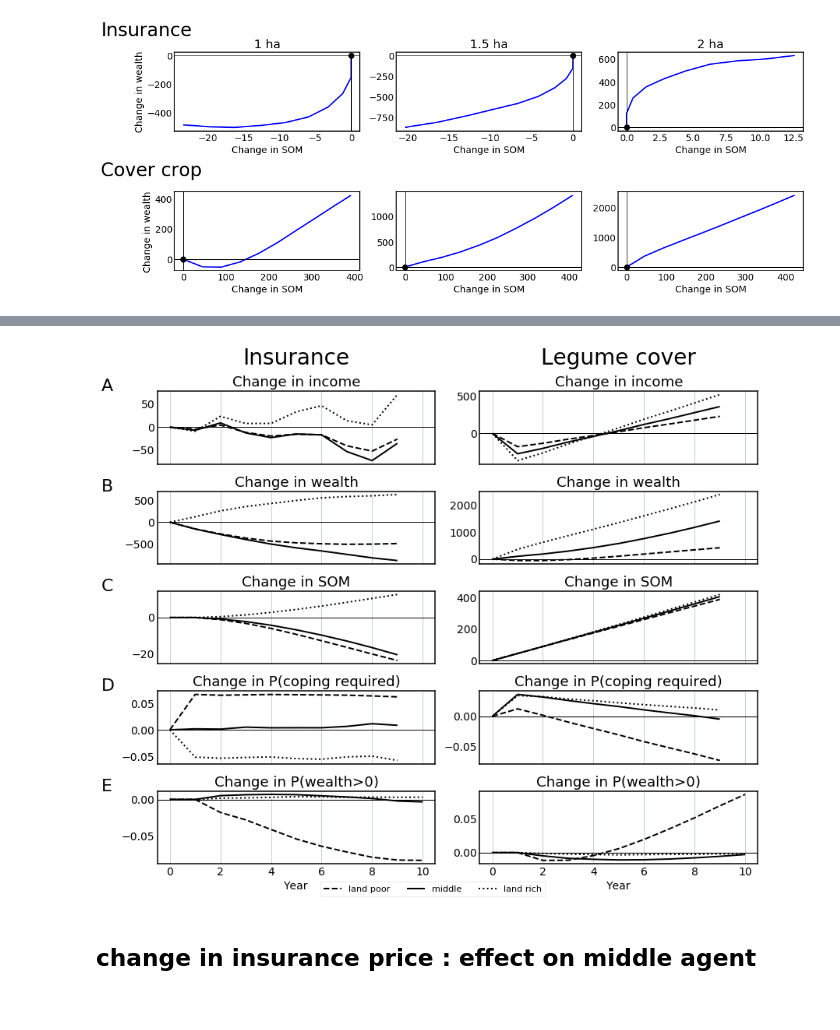
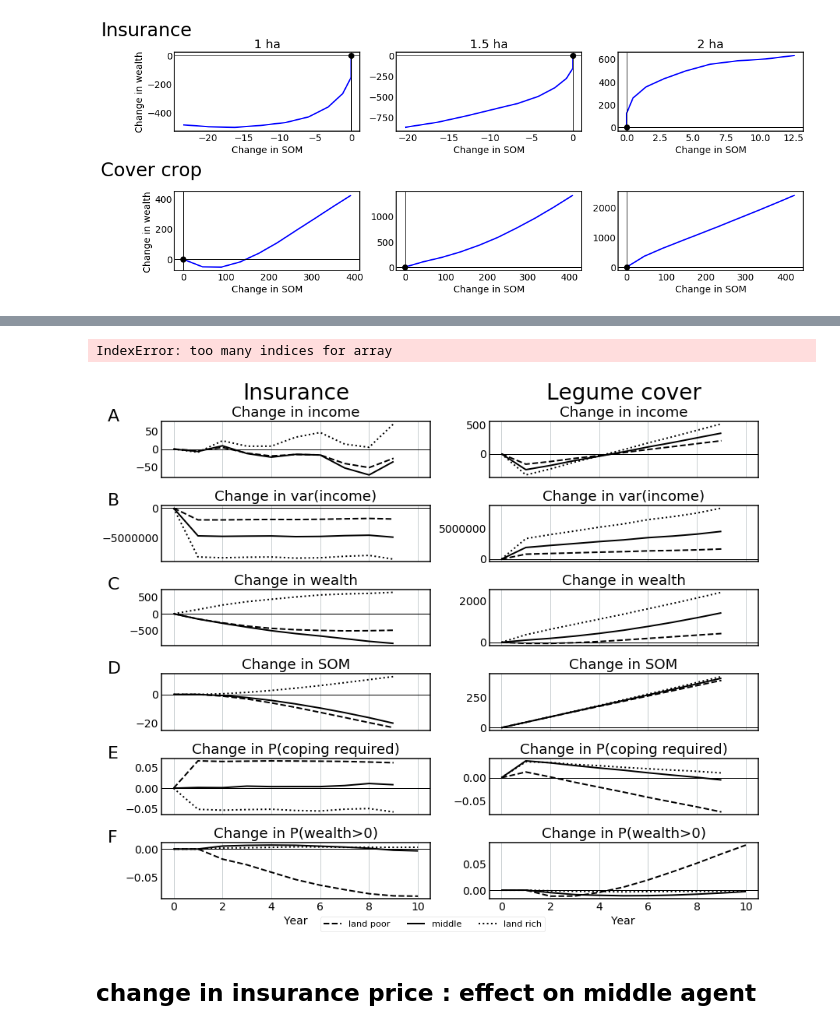
Before and after one commit to t-g-williams/adaptation_abm, a Jupyter notebook: experiments/explore mechanisms.ipynb, the cells around one changed output, grey strips where cells are left out. Drawn from its saved outputs; the diff is of its cells as text; code cells hidden in the pictures.

Commit message:
some more plotting

```diff
--- a/experiments/explore mechanisms.ipynb
+++ b/experiments/explore mechanisms.ipynb
@@ -89,49 +104,62 @@ Text(-0.4, 1.15, 'Cover crop')
+# %%
+d1 = np.var(np.swapaxes(mods[pol]['income'],0,1)[:,areas].mean(1), axis=0)
+d0 = np.var(mods['baseline']['income'], axis=0)
+data = (d1 - d0)[:,areas].mean(1)
+# %% [output]
+IndexError: too many indices for array
 # %%
 import string
-fig, axs = plt.subplots(5,2, figsize=(12,10), sharex=True)
+fig, axs = plt.subplots(6,2, figsize=(12,10), sharex=True)
 pols = ['insurance', 'cover_crop']
 land_areas = [1, 1.5, 2]
 land_areas_str = ['land poor','middle','land rich']
 # ltys = ['-',':','-.']
 ltys = ['--','-',':']
 
-for o, outcome in enumerate(['income','wealth','organic','coping', 'zero_wealth']):
+for o, outcome in enumerate(['income','income_var','wealth','organic','coping', 'zero_wealth']):
     for p, pol in enumerate(pols):
         ax = axs[o,p]
         for l, land_area in enumerate(land_areas):
             ## format the data
             areas = mods['baseline']['land_area'] == land_area
-            if outcome != 'zero_wealth':
+            if outcome == 'zero_wealth':
+                data = np.swapaxes((mods[pol]['wealth']>0).astype(float) - (mods['baseline']['wealth']>0).astype(float), 0, 1)
+                data = np.mean(data[:,areas], axis=1)
+            elif outcome == 'income_var':
+                d1 = np.var(np.swapaxes(mods[pol]['income'],0,1)[:,areas], axis=1)
+                d0 = np.var(np.swapaxes(mods['baseline']['income'],0,1)[:,areas], axis=1)
+                data = (d1 - d0)
+            else:
                 data = np.swapaxes(mods[pol][outcome].astype(float) - mods['baseline'][outcome].astype(float), 0, 1)
                 data = np.mean(data[:,areas], axis=1)
-            else:
-                data = np.swapaxes((mods[pol]['wealth']>0).astype(float) - (mods['baseline']['wealth']>0).astype(float), 0, 1)
-                data = np.mean(data[:,areas], axis=1)
+
 
             # plot
             start = 11 if outcome in ['wealth','organic'] else 10
             ax.plot(data[start:], lw=2, label='{} ha'.format(land_area), ls=ltys[l], color='k')
 
             ax.axhline(0, color='k', lw=1, label='_nolegend_')
             if outcome == 'organic':
                 titl = 'SOM'
             elif outcome == 'coping':
                 titl = 'P(coping required)'
             elif outcome == 'zero_wealth':
                 titl = 'P(wealth>0)'
+            elif outcome == 'income_var':
+                titl = 'var(income)'
             else:
                 titl = outcome
             ax.set_title('Change in {}'.format(titl))
             ax.grid(False, axis='y')
     axs[o,0].text(-0.2,1,string.ascii_uppercase[o], transform=axs[o,0].transAxes, fontsize=22)
 
 axs[-1,0].set_xlabel('Year')
 axs[-1,1].set_xlabel('Year')
 axs[0,0].text(0.5, 1.3, 'Insurance', va='bottom', ha='center', fontsize=28, transform=axs[0,0].transAxes)
 axs[0,1].text(0.5, 1.3, 'Legume cover', va='bottom', ha='center', fontsize=28, transform=axs[0,1].transAxes)
 lg = fig.legend([li for li in land_areas_str], ncol=3, bbox_to_anchor=[0.5, 0], loc='lower center')
 # %% [output]
-[figure, old version]
+[figure, new version]
 # %% [markdown]
 ## change in insurance price : effect on middle agent
 # %% [markdown]
```
Also changed, not shown: parts of 2 cells of this notebook, 4 other files.
